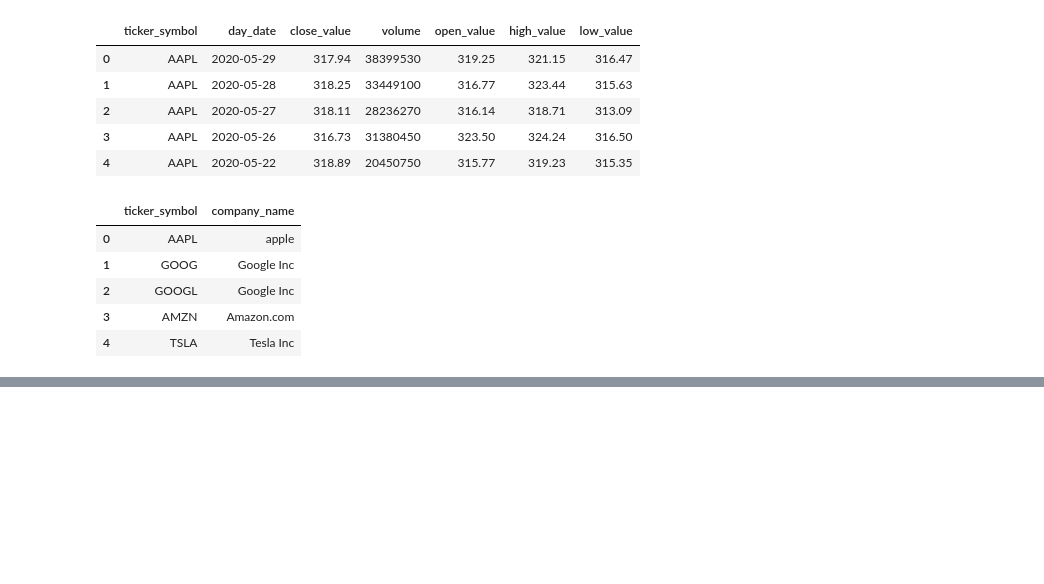
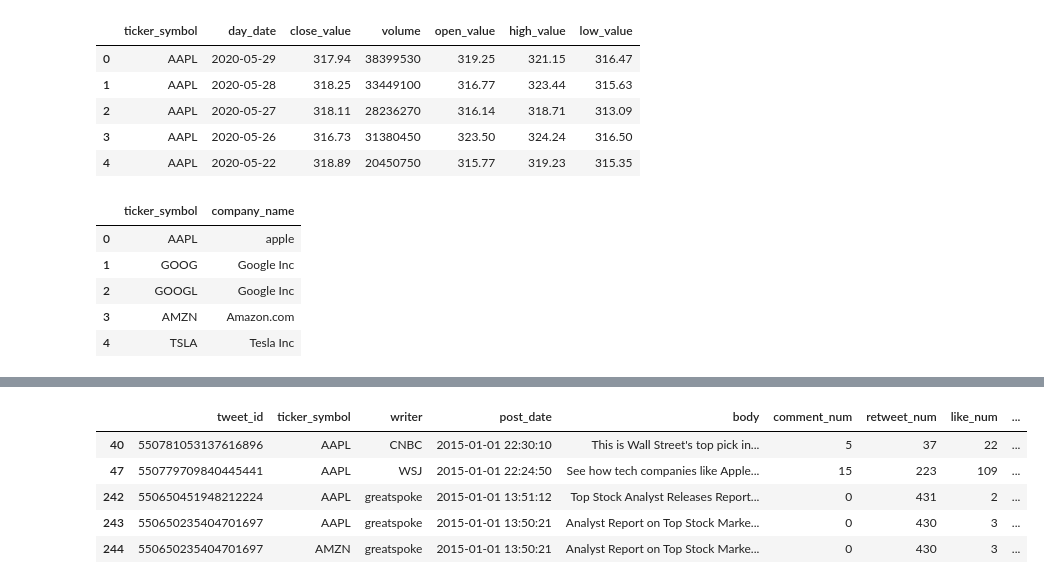
Before and after one commit to jxl22000/Sentiment-Analysis, a Jupyter notebook: test!.ipynb, the cells around one changed output, grey strips where cells are left out. Cells and saved outputs as stored; diff of their text form; code cells hidden in the pictures; blank space fills up the shorter version.

```diff
--- a/test!.ipynb
+++ b/test!.ipynb
@@ -89,0 +108,16 @@ company.head()
+# %%
+#convert original time on tweet_df to date time
+tweet_df['post_date'] = pd.to_datetime(tweet_df['post_date'], unit='s')
+tweet_df['day_date'] = pd.to_datetime(tweet_df['post_date'].apply(lambda date: date.date()))
+# %%
+#order chronilogically
+tweet_df = tweet_df.sort_values(by="day_date")
+# %%
+tweet_df.head()
+# %% [output]
+|  | tweet_id | ticker_symbol | writer | post_date | body | comment_num | retweet_num | like_num | ... |
+| 40 | 550781053137616896 | AAPL | CNBC | 2015-01-01 22:30:10 | This is Wall Street's top pick in... | 5 | 37 | 22 | ... |
+| 47 | 550779709840445441 | AAPL | WSJ | 2015-01-01 22:24:50 | See how tech companies like Apple... | 15 | 223 | 109 | ... |
+| 242 | 550650451948212224 | AAPL | greatspoke | 2015-01-01 13:51:12 | Top Stock Analyst Releases Report... | 0 | 431 | 2 | ... |
+| 243 | 550650235404701697 | AAPL | greatspoke | 2015-01-01 13:50:21 | Analyst Report on Top Stock Marke... | 0 | 430 | 3 | ... |
+| 244 | 550650235404701697 | AMZN | greatspoke | 2015-01-01 13:50:21 | Analyst Report on Top Stock Marke... | 0 | 430 | 3 | ... |
```
Also changed, not shown: parts of 14 cells of this notebook.
